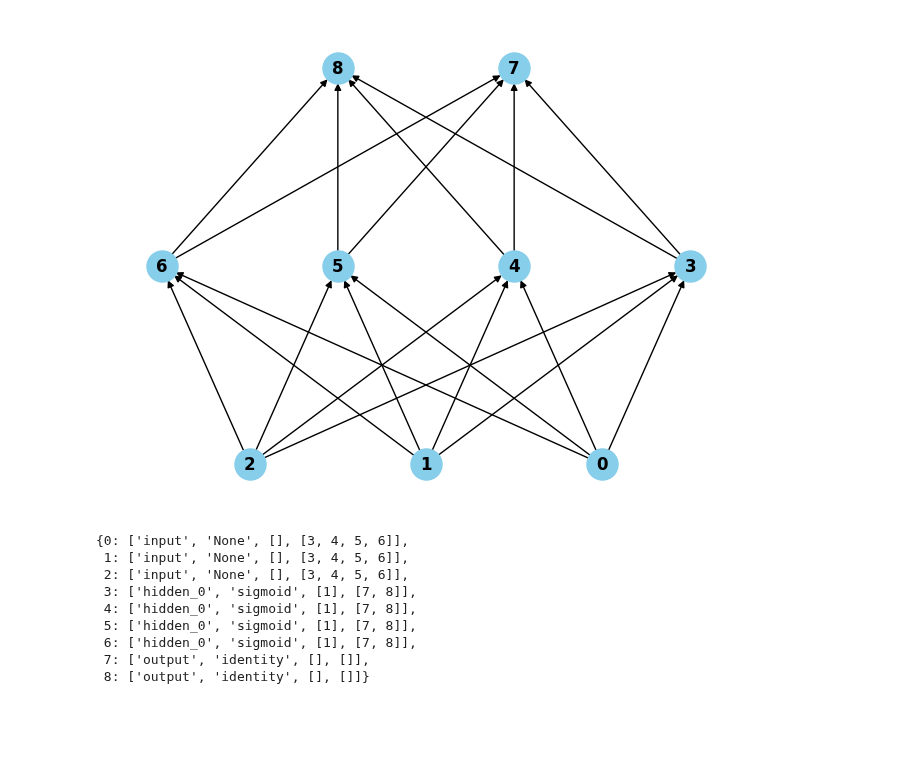
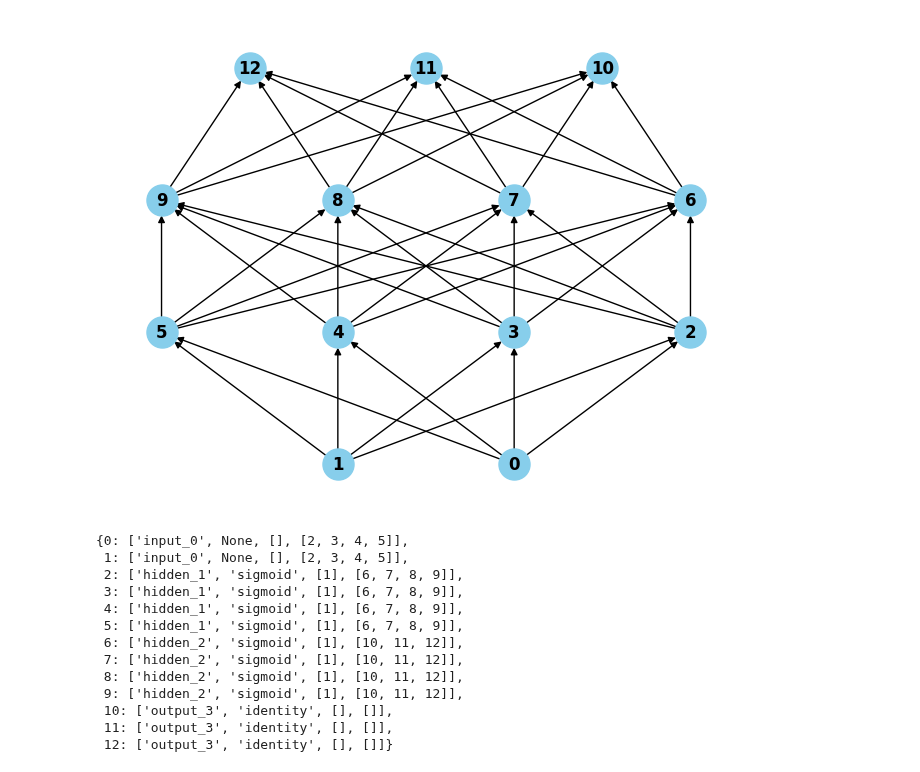
Before and after one commit to JacopoRaffi/ML_Proj_NN, a Jupyter notebook: notebook/nn_test_complex.ipynb, the cells around one changed output. Saved outputs shown, nothing was run; the diff lists cells and outputs as text; code cells hidden in the pictures; blank space fills up the shorter version.

```diff
--- a/notebook/nn_test_complex.ipynb
+++ b/notebook/nn_test_complex.ipynb
@@ -20,18 +15,24 @@ NeuralNetwork.display_topology(topology_complex)
-# %%
-topology_1 = create_stratified_topology([3,4,2])
-NeuralNetwork.display_topology(topology_1)
-# %% [output]
-[figure, removed]
-# %%
-topology_1
-# %% [output]
-{0: ['input', 'None', [], [3, 4, 5, 6]],
- 1: ['input', 'None', [], [3, 4, 5, 6]],
- 2: ['input', 'None', [], [3, 4, 5, 6]],
- 3: ['hidden_0', 'sigmoid', [1], [7, 8]],
- 4: ['hidden_0', 'sigmoid', [1], [7, 8]],
- 5: ['hidden_0', 'sigmoid', [1], [7, 8]],
- 6: ['hidden_0', 'sigmoid', [1], [7, 8]],
- 7: ['output', 'identity', [], []],
- 8: ['output', 'identity', [], []]}
+# %%
+TR_INPUT = 2
+TR_OUTPUT = 3
+topology = create_stratified_topology([TR_INPUT,4, 4,TR_OUTPUT])
+NeuralNetwork.display_topology(topology)
+# %% [output]
+[figure, added]
+# %%
+topology
+# %% [output]
+{0: ['input_0', None, [], [2, 3, 4, 5]],
+ 1: ['input_0', None, [], [2, 3, 4, 5]],
+ 2: ['hidden_1', 'sigmoid', [1], [6, 7, 8, 9]],
+ 3: ['hidden_1', 'sigmoid', [1], [6, 7, 8, 9]],
+ 4: ['hidden_1', 'sigmoid', [1], [6, 7, 8, 9]],
+ 5: ['hidden_1', 'sigmoid', [1], [6, 7, 8, 9]],
+ 6: ['hidden_2', 'sigmoid', [1], [10, 11, 12]],
+ 7: ['hidden_2', 'sigmoid', [1], [10, 11, 12]],
+ 8: ['hidden_2', 'sigmoid', [1], [10, 11, 12]],
+ 9: ['hidden_2', 'sigmoid', [1], [10, 11, 12]],
+ 10: ['output_3', 'identity', [], []],
+ 11: ['output_3', 'identity', [], []],
+ 12: ['output_3', 'identity', [], []]}
 # %%
```
Also changed, not shown: parts of 34 cells of this notebook, 3 other files.
